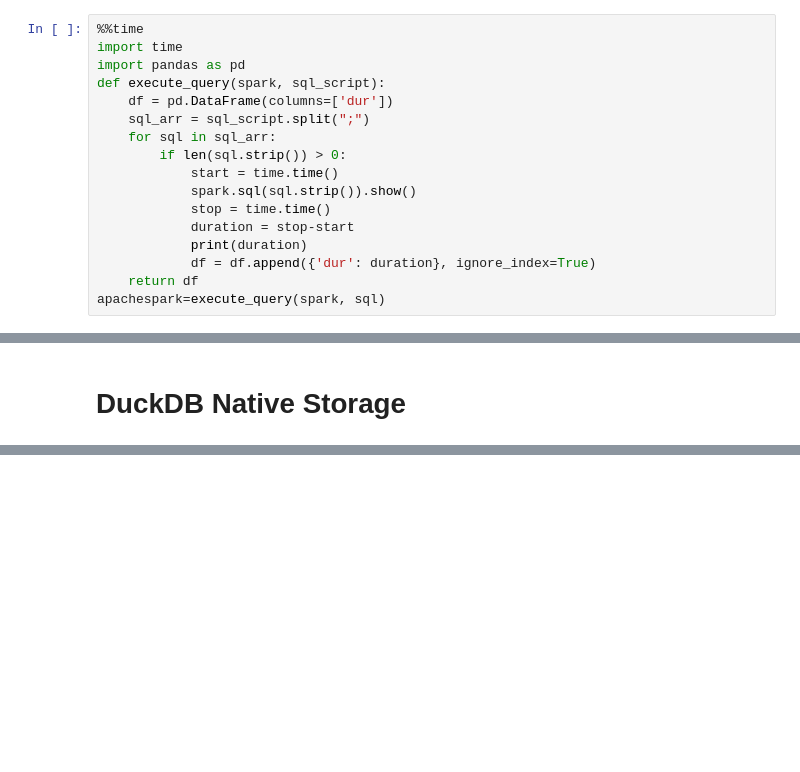
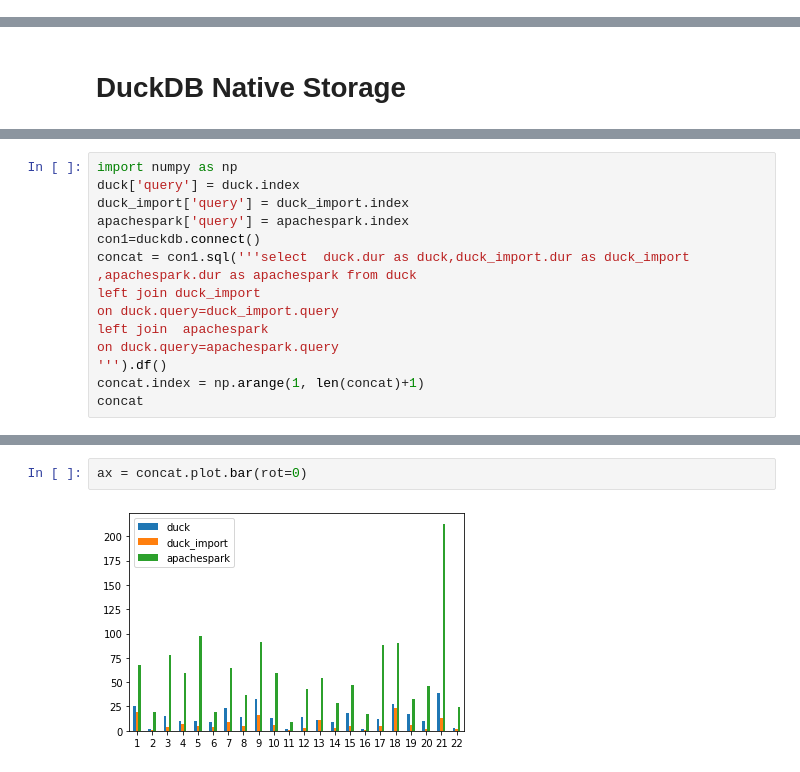
Before and after one commit to djouallah/Testing_BI_Engine, a Jupyter notebook: Database/TPCH_SF10_PySpark_vs_DuckDB.ipynb, the cells around one changed output, grey strips where cells are left out. Drawn from its saved outputs; the diff is of its cells as text; blank space fills up the shorter version.

```diff
--- a/Database/TPCH_SF10_PySpark_vs_DuckDB.ipynb
+++ b/Database/TPCH_SF10_PySpark_vs_DuckDB.ipynb
@@ -946,17 +929,0 @@ Wall time: 16.5 s
-# %%
-%%time
-import time
-import pandas as pd
-def execute_query(spark, sql_script):
-    df = pd.DataFrame(columns=['dur'])
-    sql_arr = sql_script.split(";")
-    for sql in sql_arr:
-        if len(sql.strip()) > 0:
-            start = time.time()
-            spark.sql(sql.strip()).show()
-            stop = time.time()
-            duration = stop-start
-            print(duration)
-            df = df.append({'dur': duration}, ignore_index=True)
-    return df
-apachespark=execute_query(spark, sql)
@@ -1168,0 +1130,14 @@ df_pivot
+# %%
+import numpy as np
+duck['query'] = duck.index
+duck_import['query'] = duck_import.index
+apachespark['query'] = apachespark.index
+con1=duckdb.connect()
+concat = con1.sql('''select  duck.dur as duck,duck_import.dur as duck_import ,apachespark.dur as apachespark from duck
+left join duck_import
+on duck.query=duck_import.query
+left join  apachespark
+on duck.query=apachespark.query
+''').df()
+concat.index = np.arange(1, len(concat)+1)
+concat
@@ -1168,0 +1162,4 @@ df_pivot
+# %%
+ax = concat.plot.bar(rot=0)
+# %% [output]
+[figure, added]
```
Also changed, not shown: parts of 22 cells of this notebook.
